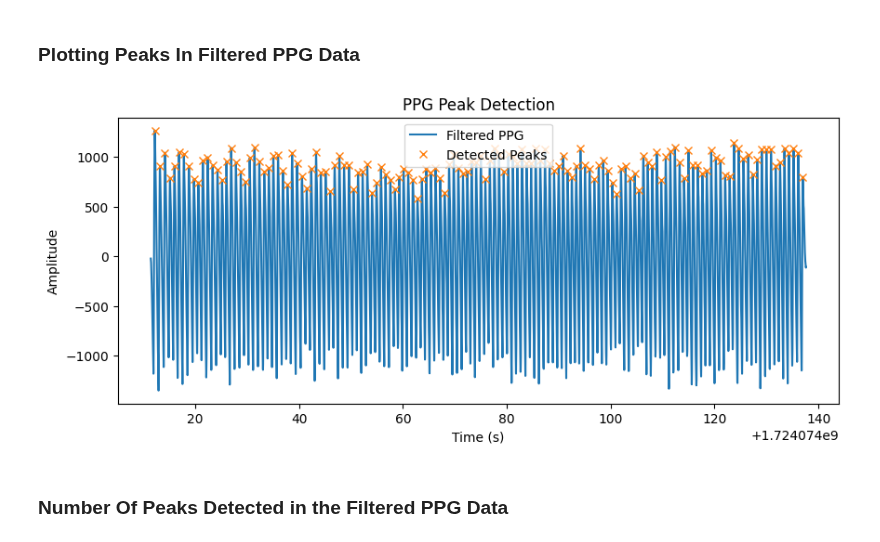
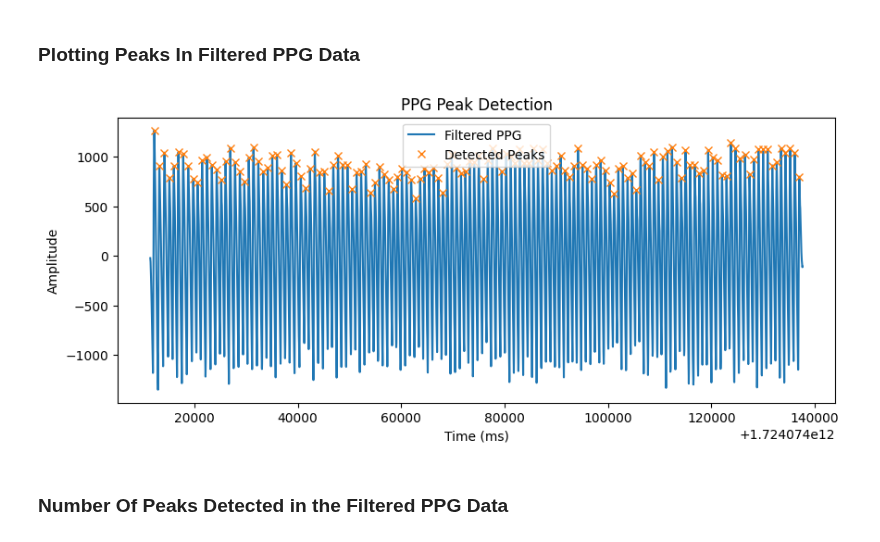
Before and after one commit to Showmick119/Benchmarking-Signal-Processing-Packages, a Jupyter notebook: bangle.ipynb, the cells around one changed output. Saved outputs shown, nothing was run; the diff lists cells and outputs as text; code cells hidden in the pictures.

```diff
--- a/bangle.ipynb
+++ b/bangle.ipynb
@@ -20,13 +21,13 @@ print(bangle_data.head())
 # %% [markdown]
 ### **Plot Unfiltered Bangle Data**
 # %%
-x_axis = bangle_data["timestamp_ms"]
-y_axis = bangle_data["value"]
+timestamps = bangle_data["timestamp_ms"].to_numpy()
+ppg_raw = bangle_data["value"].to_numpy()
 
-plt.plot(x_axis, y_axis, c='r', label="Bangle Data")
+plt.plot(timestamps, ppg_raw, c='r', label="Bangle Data")
 plt.legend()
 plt.grid(True, 'both', 'both')
 plt.xlabel("Time (ms)")
-plt.ylabel("Readings")
+plt.ylabel("Amplitude")
 plt.show()
 # %% [output]
@@ -106,9 +104,8 @@ b, a = butter(3, [lowcut/nyq, highcut/nyq], btype='band')  # Getting numerator b
 # %% [markdown]
 ### **Filtering the PPG Data**
 # %%
-ppg = bangle_data["value"].to_numpy()  # The raw PPG amplitude vector
 'filtfilt() applies zero-phase filtering, allowing us to keep the peaks aligned with the raw signal'
-ppg_filt = filtfilt(b, a, ppg)  # filtering the raw PPG according to the coefficients from the Butterworth band-pass filter
+ppg_filt = filtfilt(b, a, ppg_raw)  # filtering the raw PPG according to the coefficients from the Butterworth band-pass filter
 # %% [markdown]
 ### **Plotting Filtered PPG Data**
 # %%
@@ -129,16 +126,15 @@ peaks, props = find_peaks(ppg_filt, distance=min_dist, height=np.mean(ppg_filt))
 ### **Plotting Peaks In Filtered PPG Data**
 # %%
 plt.figure(figsize=(10,4))
-t_sec = timestamps / 1000.0
-plt.plot(t_sec, ppg_filt, label="Filtered PPG")
-plt.plot(t_sec[peaks], ppg_filt[peaks], 'x', label="Detected Peaks")
+plt.plot(timestamps, ppg_filt, label="Filtered PPG")
+plt.plot(timestamps[peaks], ppg_filt[peaks], 'x', label="Detected Peaks")
 plt.title("PPG Peak Detection")
-plt.xlabel("Time (s)")
+plt.xlabel("Time (ms)")
 plt.ylabel("Amplitude")
 plt.legend()
 plt.show()
 # %% [output]
-[figure, old version]
+[figure, new version]
 # %% [markdown]
 ### **Number Of Peaks Detected in the Filtered PPG Data**
 # %%
```
Also changed, not shown: parts of 20 cells of this notebook.
